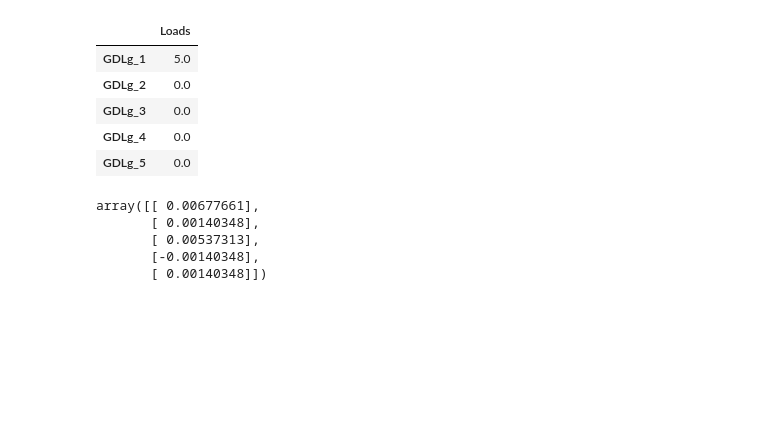
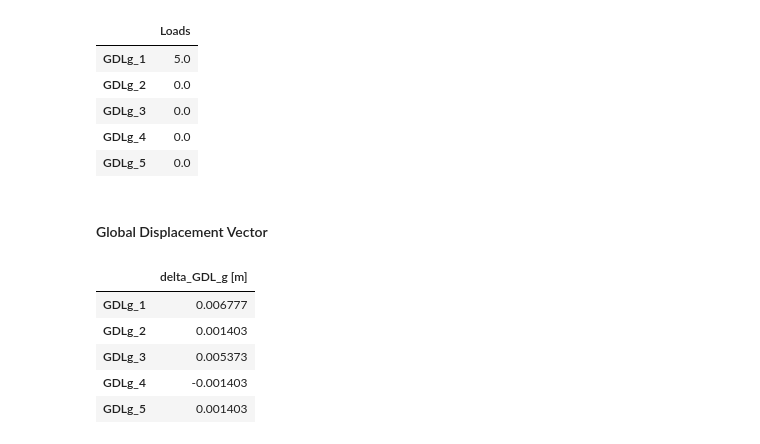
Before and after one commit to Normando1945/Repo_Maxtrix_Analisys, a Jupyter notebook: examples/Example_Truss.ipynb, the cells around one changed output. Saved outputs shown, nothing was run; the diff lists cells and outputs as text; code cells hidden in the pictures; blank space fills up the shorter version.

```diff
--- a/examples/Example_Truss.ipynb
+++ b/examples/Example_Truss.ipynb
@@ -302,13 +302,17 @@ Load Nodal Vector [P]
 | GDLg_3 | 0.0 |
 | GDLg_4 | 0.0 |
 | GDLg_5 | 0.0 |
+# %% [markdown]
+#### Global Displacement Vector
 # %%
 SLL_inv = np.linalg.inv(SLL)
 delta_g = SLL_inv@P
-delta_g
+delta_g_df = pd.DataFrame(delta_g, index = rowsS[:gdl],columns= ['delta_GDL_g [m]'])
+delta_g_df
 # %% [output]
-array([[ 0.00677661],
-       [ 0.00140348],
-       [ 0.00537313],
-       [-0.00140348],
-       [ 0.00140348]])
+|  | delta_GDL_g [m] |
+| GDLg_1 | 0.006777 |
+| GDLg_2 | 0.001403 |
+| GDLg_3 | 0.005373 |
+| GDLg_4 | -0.001403 |
+| GDLg_5 | 0.001403 |
```
Also changed, not shown: parts of 2 cells of this notebook.
